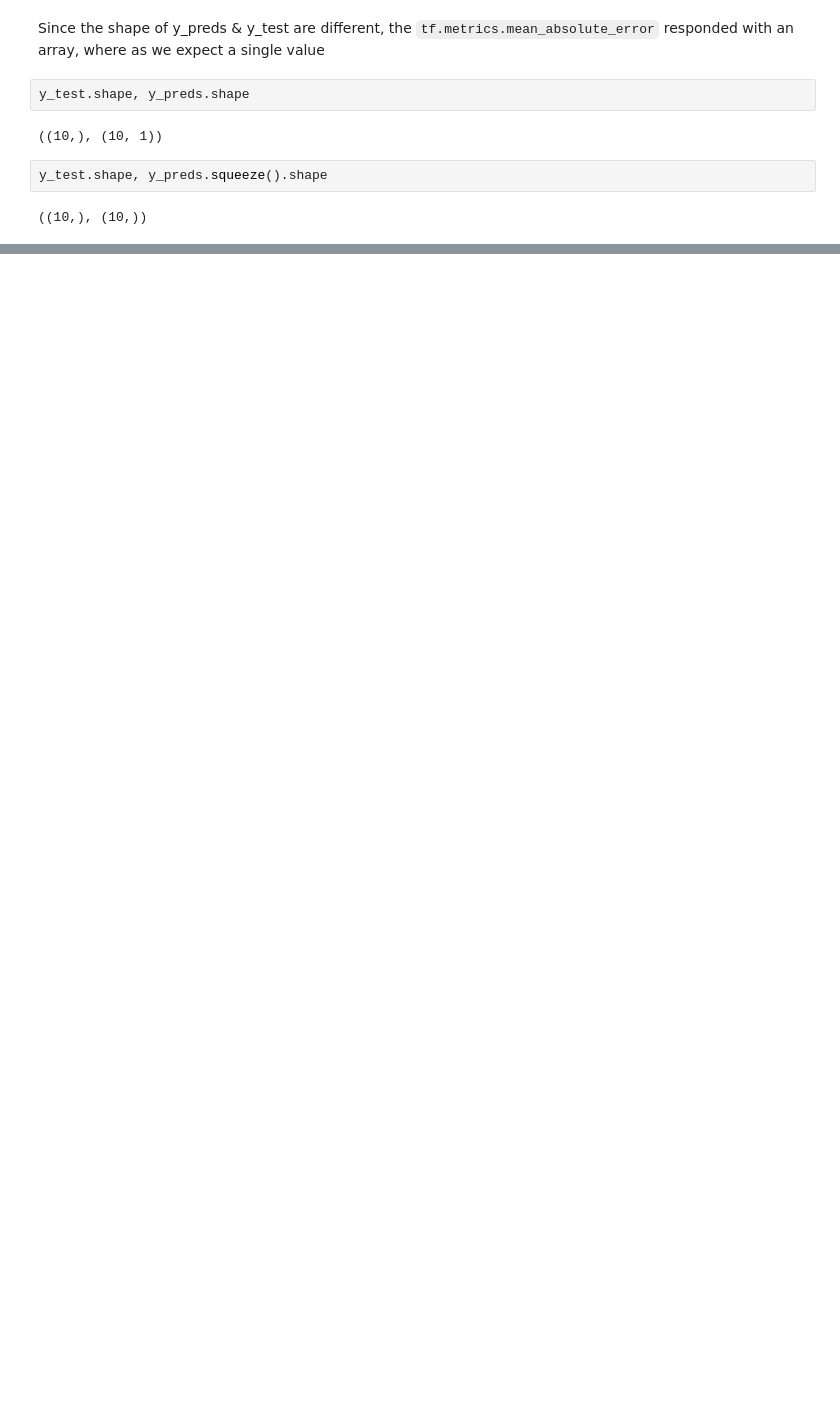
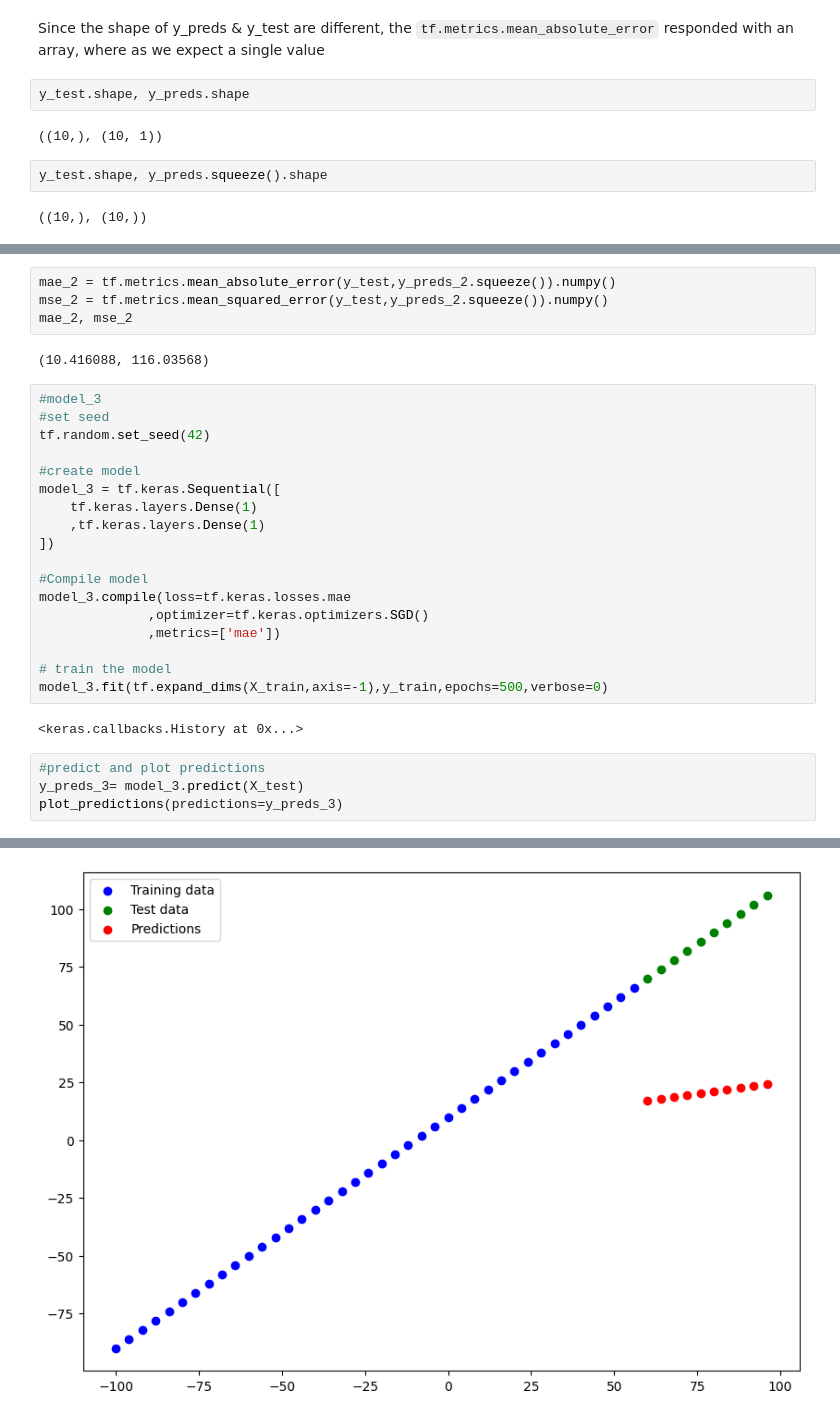
Before and after one commit to bikash119/learn_tensorflow, a Jupyter notebook: learn_tf_002.ipynb, the cells around one changed output, grey strips where cells are left out. Saved outputs shown, nothing was run; the diff lists cells and outputs as text; blank space fills up the shorter version.

```diff
--- a/learn_tf_002.ipynb
+++ b/learn_tf_002.ipynb
@@ -286,0 +388,31 @@ mse
+# %%
+mae_2 = tf.metrics.mean_absolute_error(y_test,y_preds_2.squeeze()).numpy()
+mse_2 = tf.metrics.mean_squared_error(y_test,y_preds_2.squeeze()).numpy()
+mae_2, mse_2
+# %% [output]
+(10.416088, 116.03568)
+# %%
+#model_3
+#set seed
+tf.random.set_seed(42)
+
+#create model
+model_3 = tf.keras.Sequential([
+    tf.keras.layers.Dense(1)
+    ,tf.keras.layers.Dense(1)
+])
+
+#Compile model
+model_3.compile(loss=tf.keras.losses.mae
+              ,optimizer=tf.keras.optimizers.SGD()
+              ,metrics=['mae'])
+
+# train the model
+model_3.fit(tf.expand_dims(X_train,axis=-1),y_train,epochs=500,verbose=0)
+# %% [output]
+<keras.callbacks.History at 0x...>
+# %%
+#predict and plot predictions
+y_preds_3= model_3.predict(X_test)
+plot_predictions(predictions=y_preds_3)
+# %% [output]
@@ -286,0 +420 @@ mse
+[figure, added]
```
Also changed, not shown: parts of 36 cells of this notebook.
